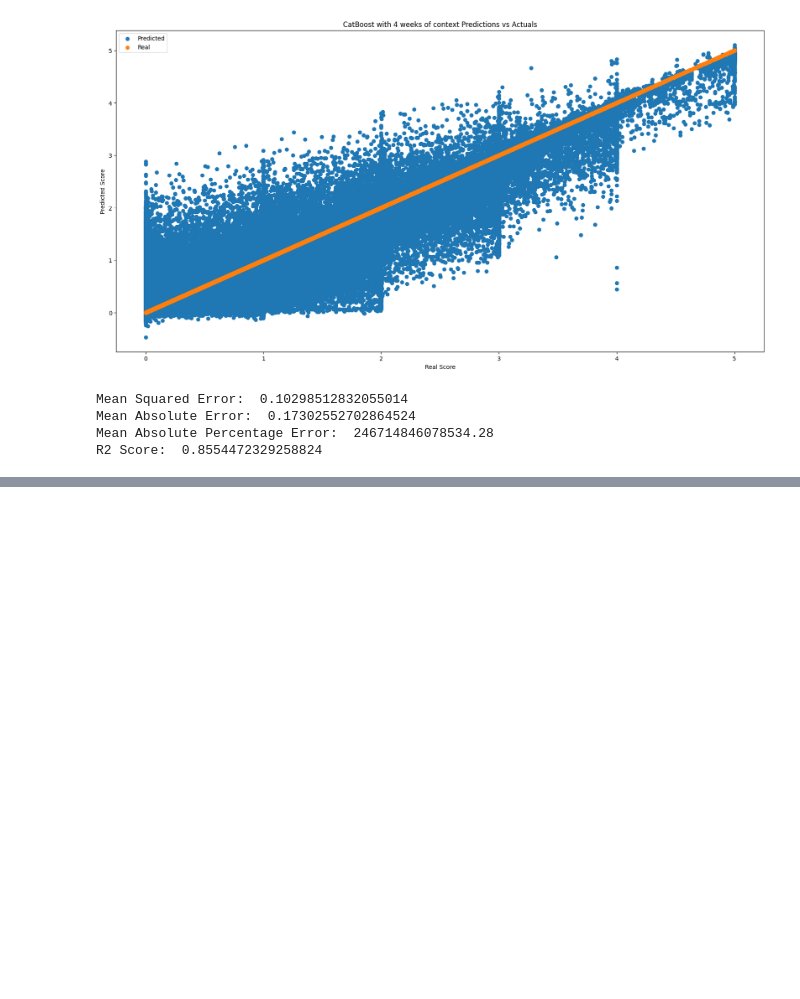
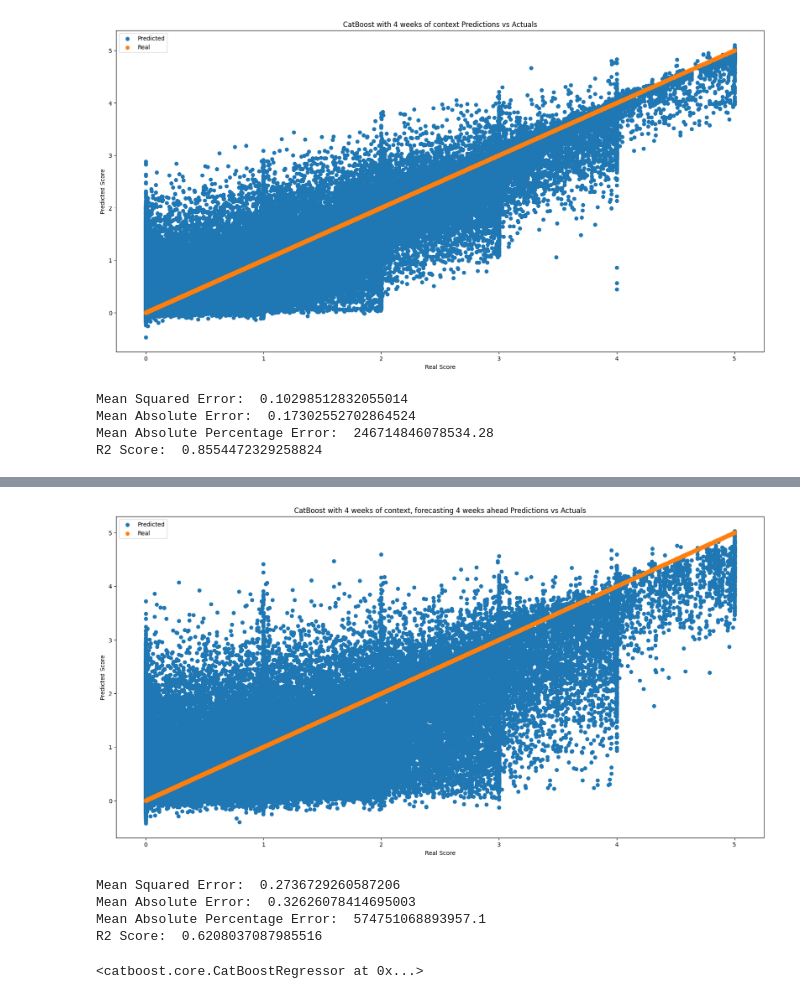
Before and after one commit to babusid/ECE461P_Project, a Jupyter notebook: models/regression_experiments2.ipynb, the cells around one changed output, grey strips where cells are left out. Drawn from its saved outputs; the diff is of its cells as text; code cells hidden in the pictures; blank space fills up the shorter version.

```diff
--- a/models/regression_experiments2.ipynb
+++ b/models/regression_experiments2.ipynb
@@ -114,0 +156,9 @@ R2 Score:  0.8554472329258824
+# %%
+cbm_model(4)
+# %% [output]
+[figure, added]
+Mean Squared Error:  0.2736729260587206
+Mean Absolute Error:  0.32626078414695003
+Mean Absolute Percentage Error:  574751068893957.1
+R2 Score:  0.6208037087985516
+<catboost.core.CatBoostRegressor at 0x...>
```
Also changed, not shown: parts of 3 cells of this notebook, 1 other file.
